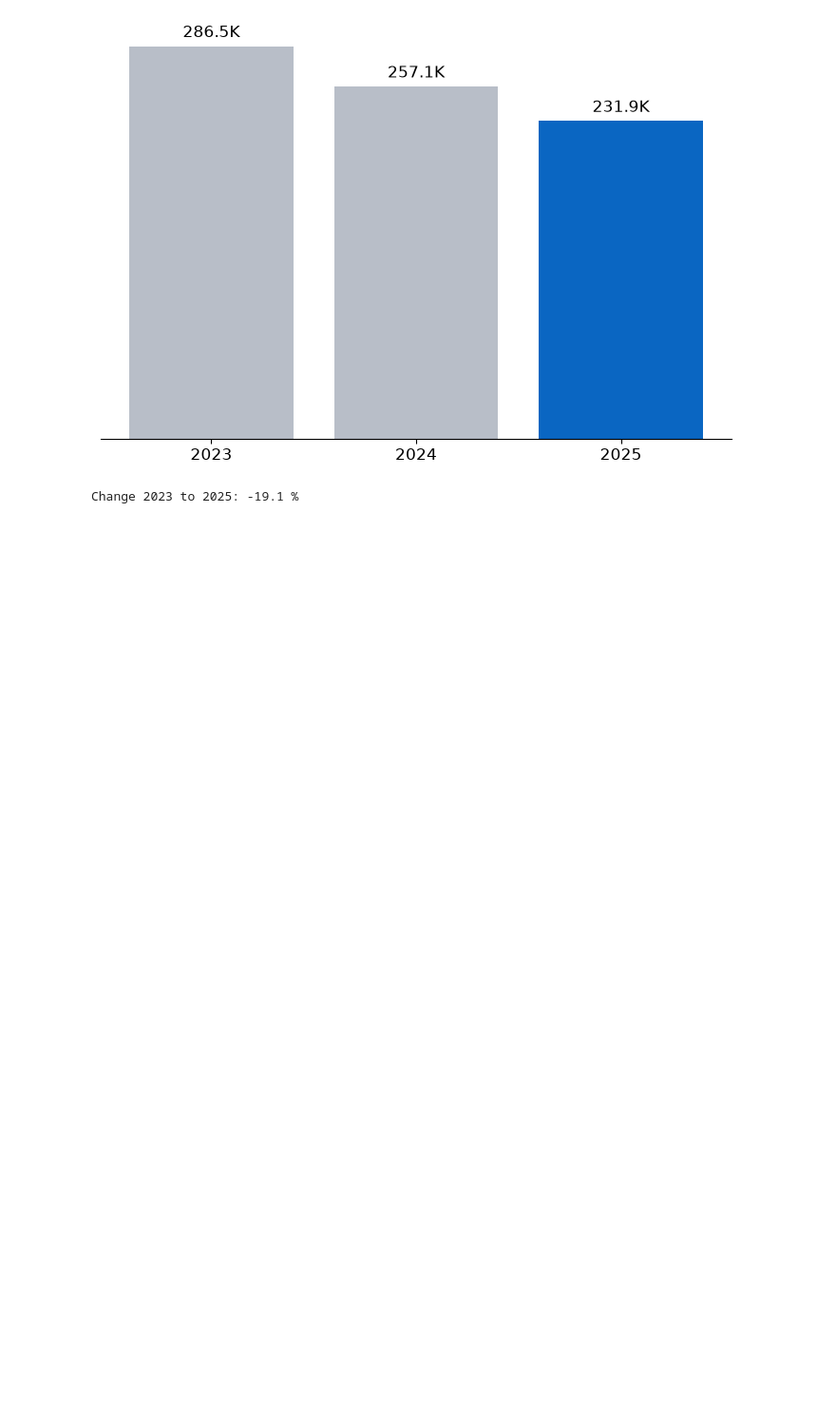
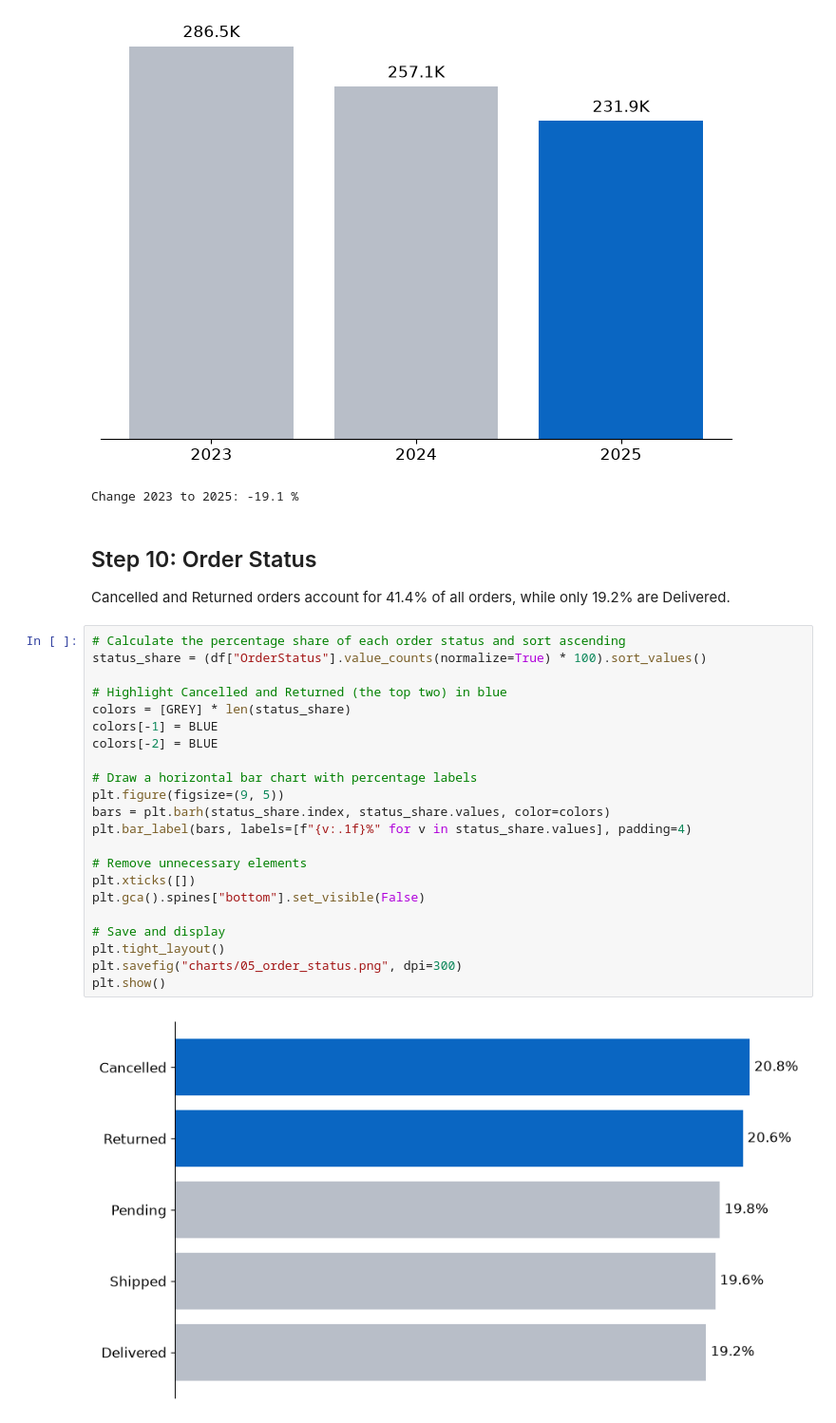
Before and after one commit to nabeera862-eng/decodelabs-internship_project4, a Jupyter notebook: DECODE_LABS_PROJECT4.ipynb, the cells around one changed output. Shown at 95% size. Saved outputs shown, nothing was run; the diff lists cells and outputs as text; blank space fills up the shorter version.

Commit message:
Add order status distribution chart

```diff
--- a/DECODE_LABS_PROJECT4.ipynb
+++ b/DECODE_LABS_PROJECT4.ipynb
@@ -174,3 +174,32 @@ print("Change 2023 to 2025:", round(change, 1), "%")
 # %% [output]
 [figure]
 Change 2023 to 2025: -19.1 %
+# %% [markdown]
+
+## Step 10: Order Status
+
+Cancelled and Returned orders account for 41.4% of all orders, while only 19.2% are Delivered.
+# %%
+# Calculate the percentage share of each order status and sort ascending
+status_share = (df["OrderStatus"].value_counts(normalize=True) * 100).sort_values()
+
+# Highlight Cancelled and Returned (the top two) in blue
+colors = [GREY] * len(status_share)
+colors[-1] = BLUE
+colors[-2] = BLUE
+
+# Draw a horizontal bar chart with percentage labels
+plt.figure(figsize=(9, 5))
+bars = plt.barh(status_share.index, status_share.values, color=colors)
+plt.bar_label(bars, labels=[f"{v:.1f}%" for v in status_share.values], padding=4)
+
+# Remove unnecessary elements
+plt.xticks([])
+plt.gca().spines["bottom"].set_visible(False)
+
+# Save and display
+plt.tight_layout()
+plt.savefig("charts/05_order_status.png", dpi=300)
+plt.show()
+# %% [output]
+[figure, added]
```
Also changed, not shown: 1 other file.
